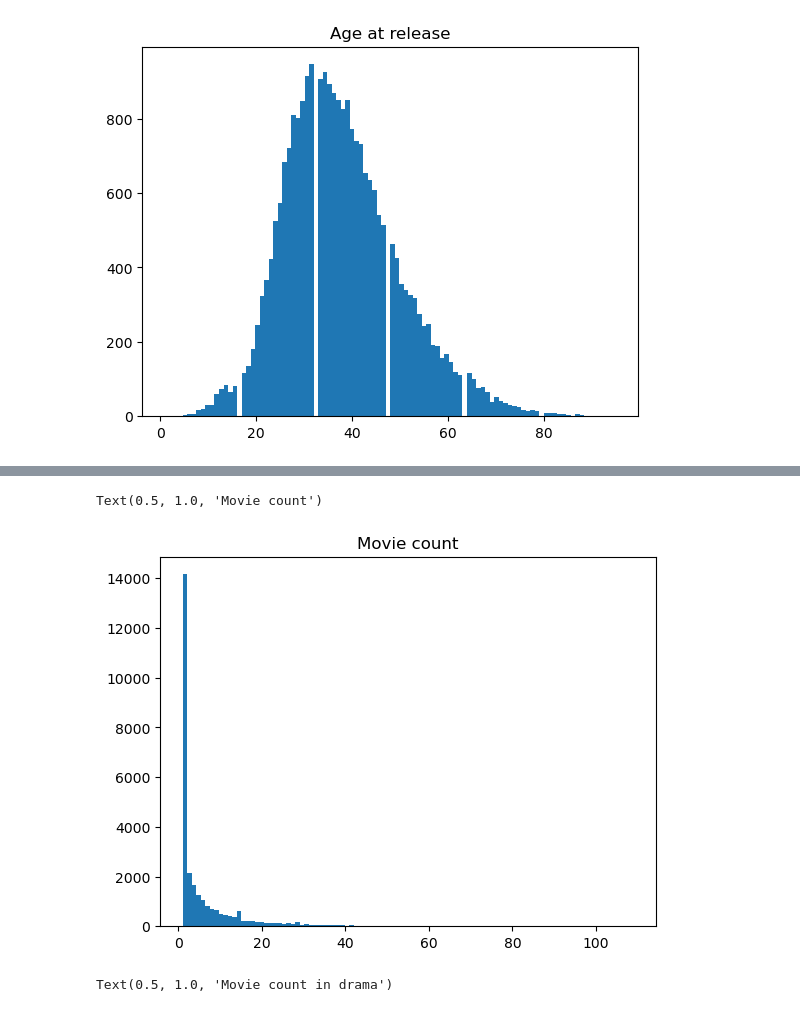
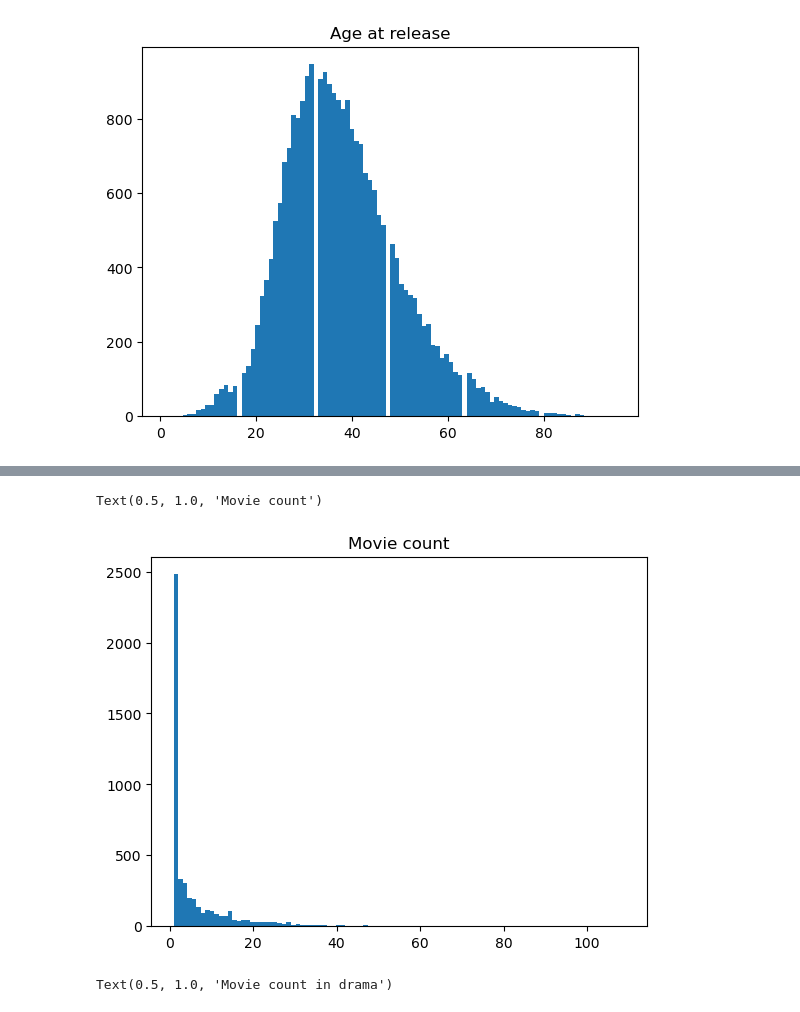
Before and after one commit to epfl-ada/ada-2023-project-dromadaire, a Jupyter notebook: ModeAnal.ipynb, the cells around one changed output, grey strips where cells are left out. Drawn from its saved outputs; the diff is of its cells as text; code cells hidden in the pictures.

```diff
--- a/ModeAnal.ipynb
+++ b/ModeAnal.ipynb
@@ -58,10 +60,10 @@ plt.show()
 # %%
-plt.hist(actors['Features']['movie_count'].dropna(), bins=100)
+plt.hist(test['movie_count'].dropna(), bins=100)
 
 plt.title('Movie count')
 # %% [output]
 Text(0.5, 1.0, 'Movie count')
-[figure, old version]
+[figure, new version]
 # %%
 plt.hist(actors['Features']['movie_count_genre'].dropna(), bins=100)
 
```
Also changed, not shown: parts of 16 cells of this notebook, 1 other file.
